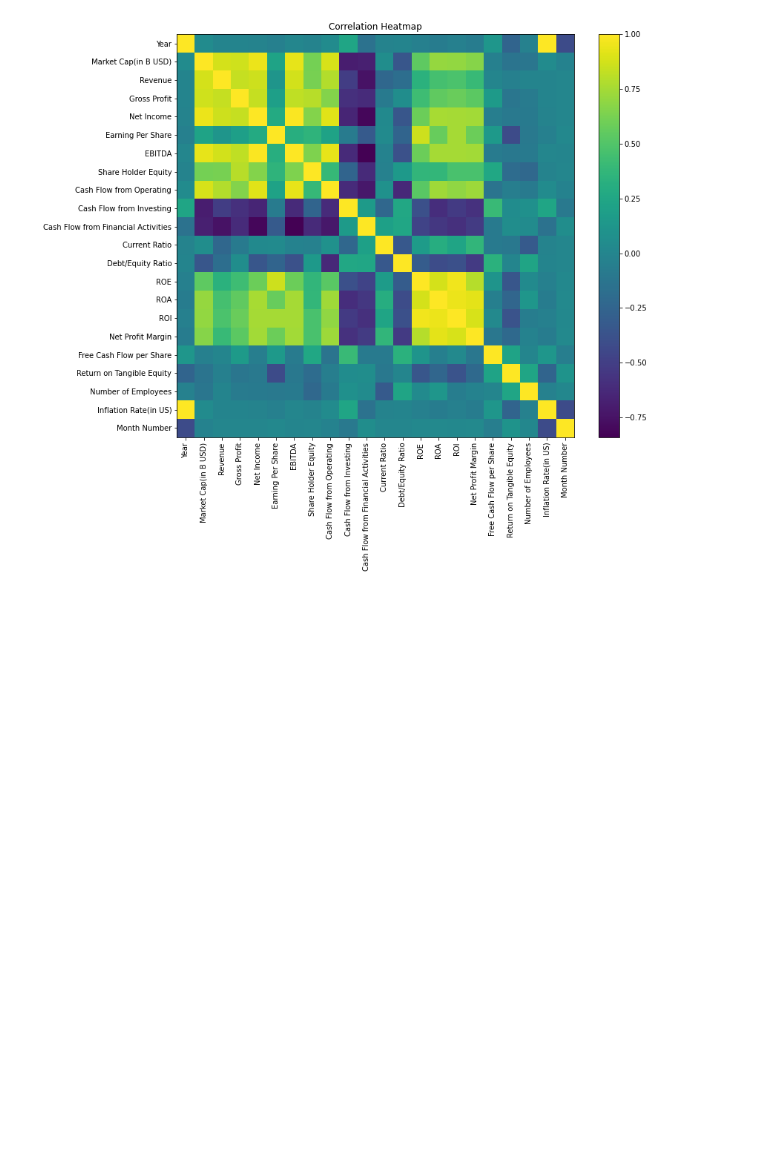
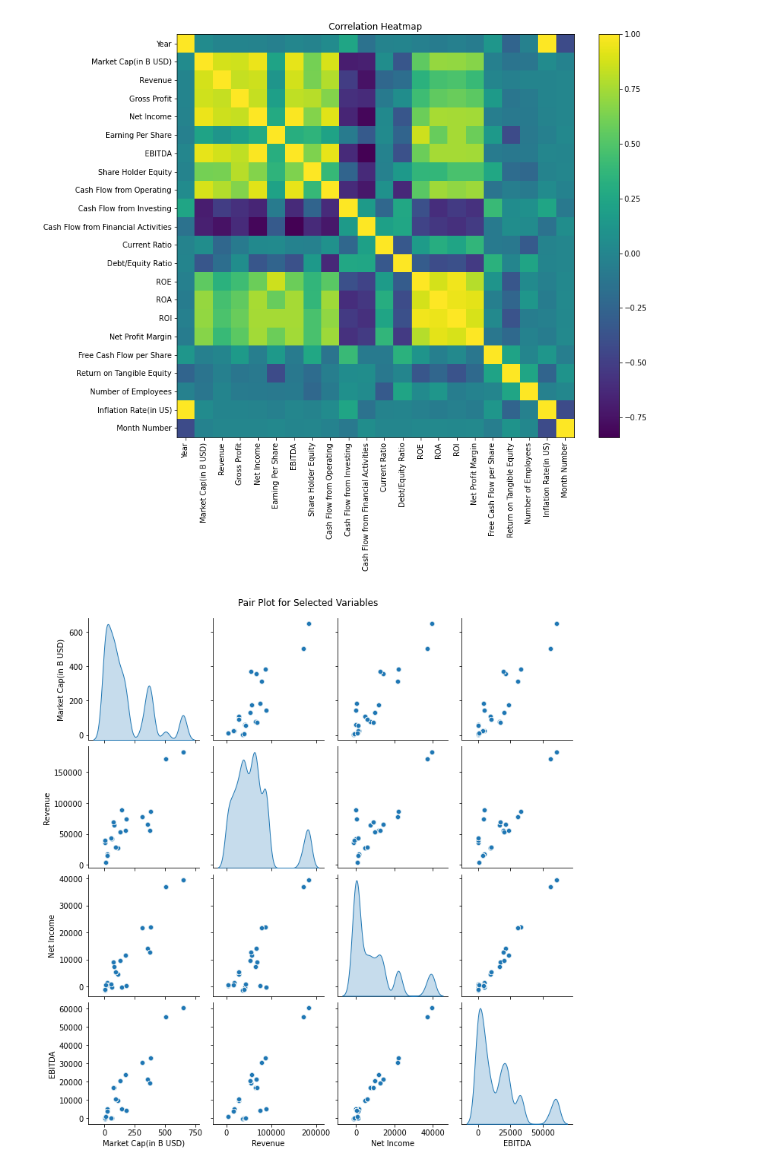
Before and after one commit to chogevic/dsc-dvp-project02, a Jupyter notebook: index.ipynb, the cells around one changed output. Cells and saved outputs as stored; diff of their text form; code cells hidden in the pictures; blank space fills up the shorter version.

```diff
--- a/index.ipynb
+++ b/index.ipynb
@@ -205,3 +227,11 @@ plt.title('Correlation Heatmap')
 plt.show()
 # %% [output]
 [figure]
+# %%
+#Pair plot for selected variables
+selected_variables = ['Market Cap(in B USD)', 'Revenue', 'Net Income', 'EBITDA']
+sns.pairplot(enriched_data[selected_variables].dropna(), diag_kind='kde', palette='husl')
+plt.suptitle('Pair Plot for Selected Variables', y=1.02)
+plt.show()
+# %% [output]
+[figure, added]
```
Also changed, not shown: parts of 7 cells of this notebook, 4 other files.
